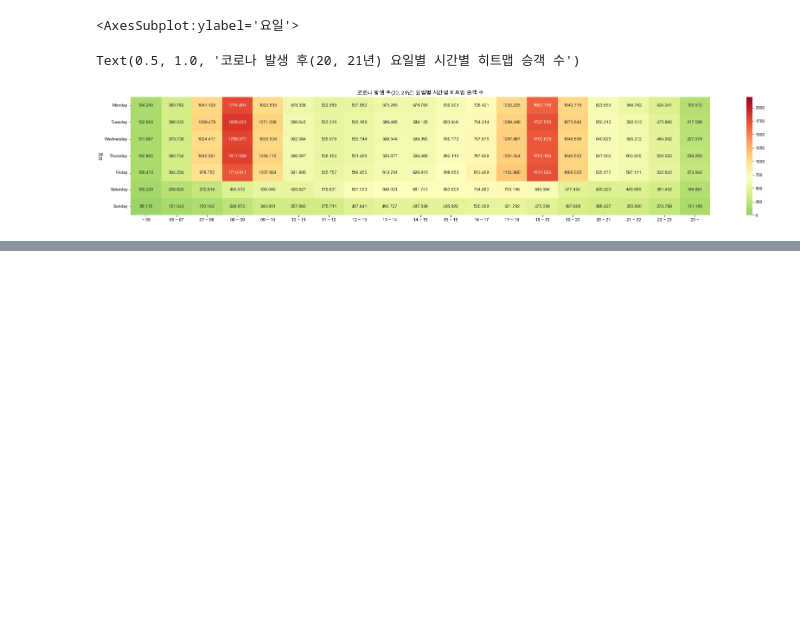
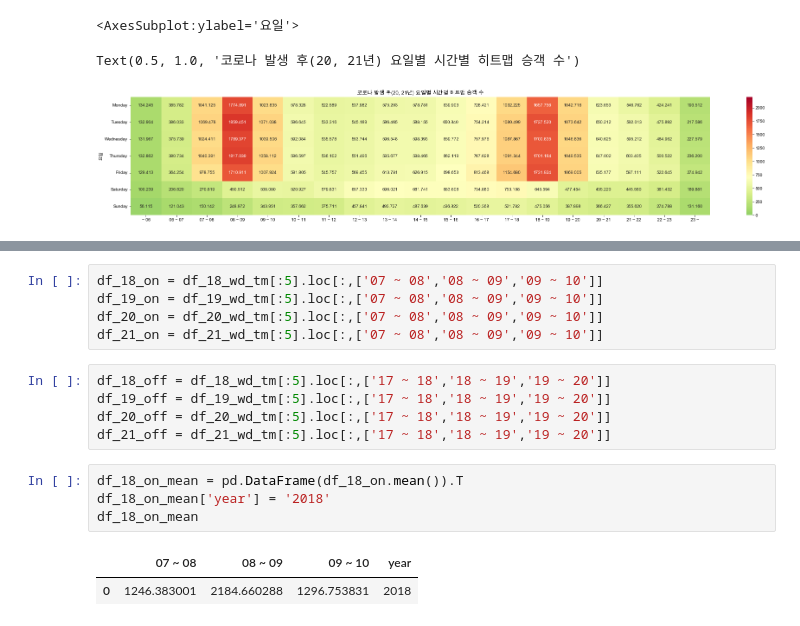
Before and after one commit to annmunju/multicam_ds, a Jupyter notebook: 11_PJ_heap_pop/요일별 시간별 히트맵/요일별_시간별_히트맵.ipynb, the cells around one changed output, grey strips where cells are left out. Cells and saved outputs as stored; diff of their text form; blank space fills up the shorter version.

```diff
--- a/11_PJ_heap_pop/요일별 시간별 히트맵/요일별_시간별_히트맵.ipynb
+++ b/11_PJ_heap_pop/요일별 시간별 히트맵/요일별_시간별_히트맵.ipynb
@@ -482,0 +486,17 @@ Text(0.5, 1.0, '코로나 발생 후(20, 21년) 요일별 시간별 히트맵
+# %%
+df_18_on = df_18_wd_tm[:5].loc[:,['07 ~ 08','08 ~ 09','09 ~ 10']]
+df_19_on = df_19_wd_tm[:5].loc[:,['07 ~ 08','08 ~ 09','09 ~ 10']]
+df_20_on = df_20_wd_tm[:5].loc[:,['07 ~ 08','08 ~ 09','09 ~ 10']]
+df_21_on = df_21_wd_tm[:5].loc[:,['07 ~ 08','08 ~ 09','09 ~ 10']]
+# %%
+df_18_off = df_18_wd_tm[:5].loc[:,['17 ~ 18','18 ~ 19','19 ~ 20']]
+df_19_off = df_19_wd_tm[:5].loc[:,['17 ~ 18','18 ~ 19','19 ~ 20']]
+df_20_off = df_20_wd_tm[:5].loc[:,['17 ~ 18','18 ~ 19','19 ~ 20']]
+df_21_off = df_21_wd_tm[:5].loc[:,['17 ~ 18','18 ~ 19','19 ~ 20']]
+# %%
+df_18_on_mean = pd.DataFrame(df_18_on.mean()).T
+df_18_on_mean['year'] = '2018'
+df_18_on_mean
+# %% [output]
+|  | 07 ~ 08 | 08 ~ 09 | 09 ~ 10 | year |
+| 0 | 1246.383001 | 2184.660288 | 1296.753831 | 2018 |
```
Also changed, not shown: parts of 8 cells of this notebook, 12 other files.
